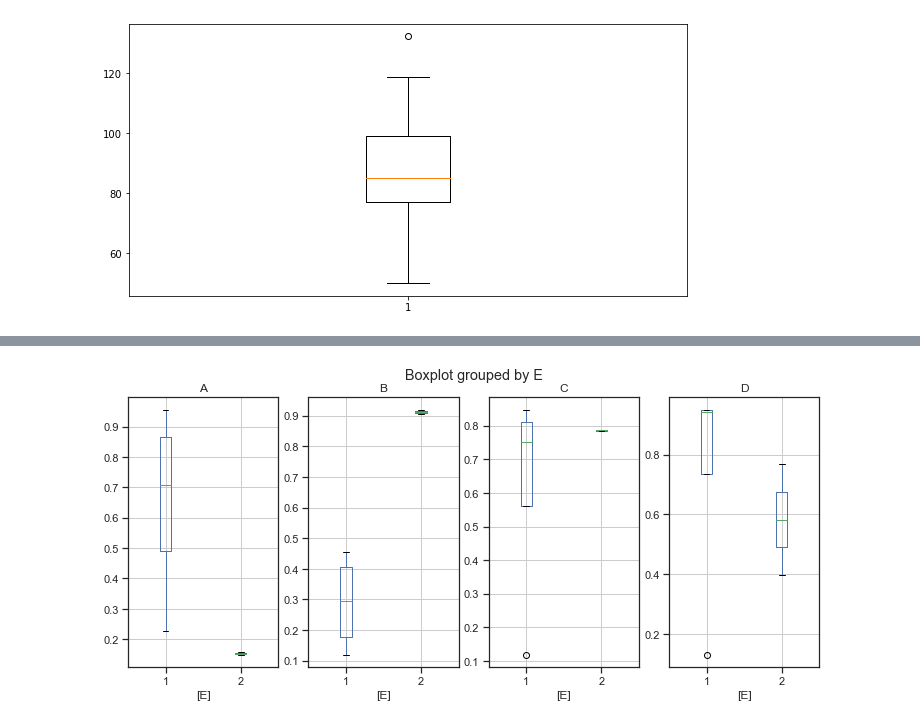
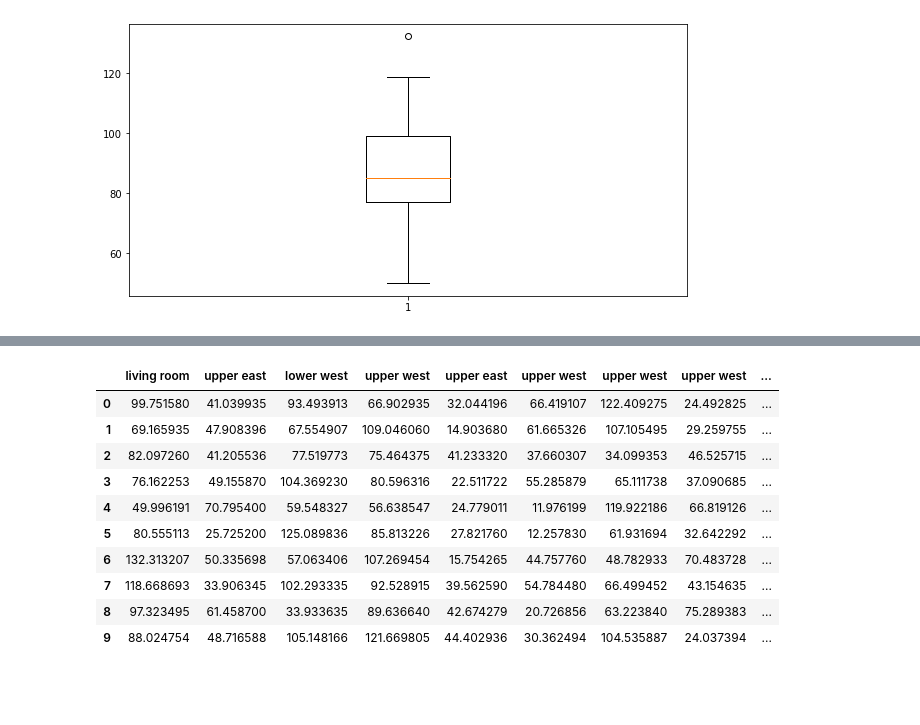
Before and after one commit to BigBangData/Speedtest, a Jupyter notebook: speedtest_plots.ipynb, the cells around one changed output, grey strips where cells are left out. Cells and saved outputs as stored; diff of their text form; code cells hidden in the pictures; blank space fills up the shorter version.

```diff
--- a/speedtest_plots.ipynb
+++ b/speedtest_plots.ipynb
@@ -153,6 +130,14 @@ df
-# %%
-fig, axes = pyplot.subplots(ncols=4, figsize=(12, 5))
-
-df.query("E in [1, 2]").boxplot(by='E', return_type='axes', ax=axes);
-# %% [output]
-[figure, removed]
+# %%
+data
+# %% [output]
+|  | living room | upper east | lower west | upper west | upper east | upper west | upper west | upper west | ... |
+| 0 | 99.751580 | 41.039935 | 93.493913 | 66.902935 | 32.044196 | 66.419107 | 122.409275 | 24.492825 | ... |
+| 1 | 69.165935 | 47.908396 | 67.554907 | 109.046060 | 14.903680 | 61.665326 | 107.105495 | 29.259755 | ... |
+| 2 | 82.097260 | 41.205536 | 77.519773 | 75.464375 | 41.233320 | 37.660307 | 34.099353 | 46.525715 | ... |
+| 3 | 76.162253 | 49.155870 | 104.369230 | 80.596316 | 22.511722 | 55.285879 | 65.111738 | 37.090685 | ... |
+| 4 | 49.996191 | 70.795400 | 59.548327 | 56.638547 | 24.779011 | 11.976199 | 119.922186 | 66.819126 | ... |
+| 5 | 80.555113 | 25.725200 | 125.089836 | 85.813226 | 27.821760 | 12.257830 | 61.931694 | 32.642292 | ... |
+| 6 | 132.313207 | 50.335698 | 57.063406 | 107.269454 | 15.754265 | 44.757760 | 48.782933 | 70.483728 | ... |
+| 7 | 118.668693 | 33.906345 | 102.293335 | 92.528915 | 39.562590 | 54.784480 | 66.499452 | 43.154635 | ... |
+| 8 | 97.323495 | 61.458700 | 33.933635 | 89.636640 | 42.674279 | 20.726856 | 63.223840 | 75.289383 | ... |
+| 9 | 88.024754 | 48.716588 | 105.148166 | 121.669805 | 44.402936 | 30.362494 | 104.535887 | 24.037394 | ... |
```
Also changed, not shown: parts of 4 cells of this notebook, 1 other file.
